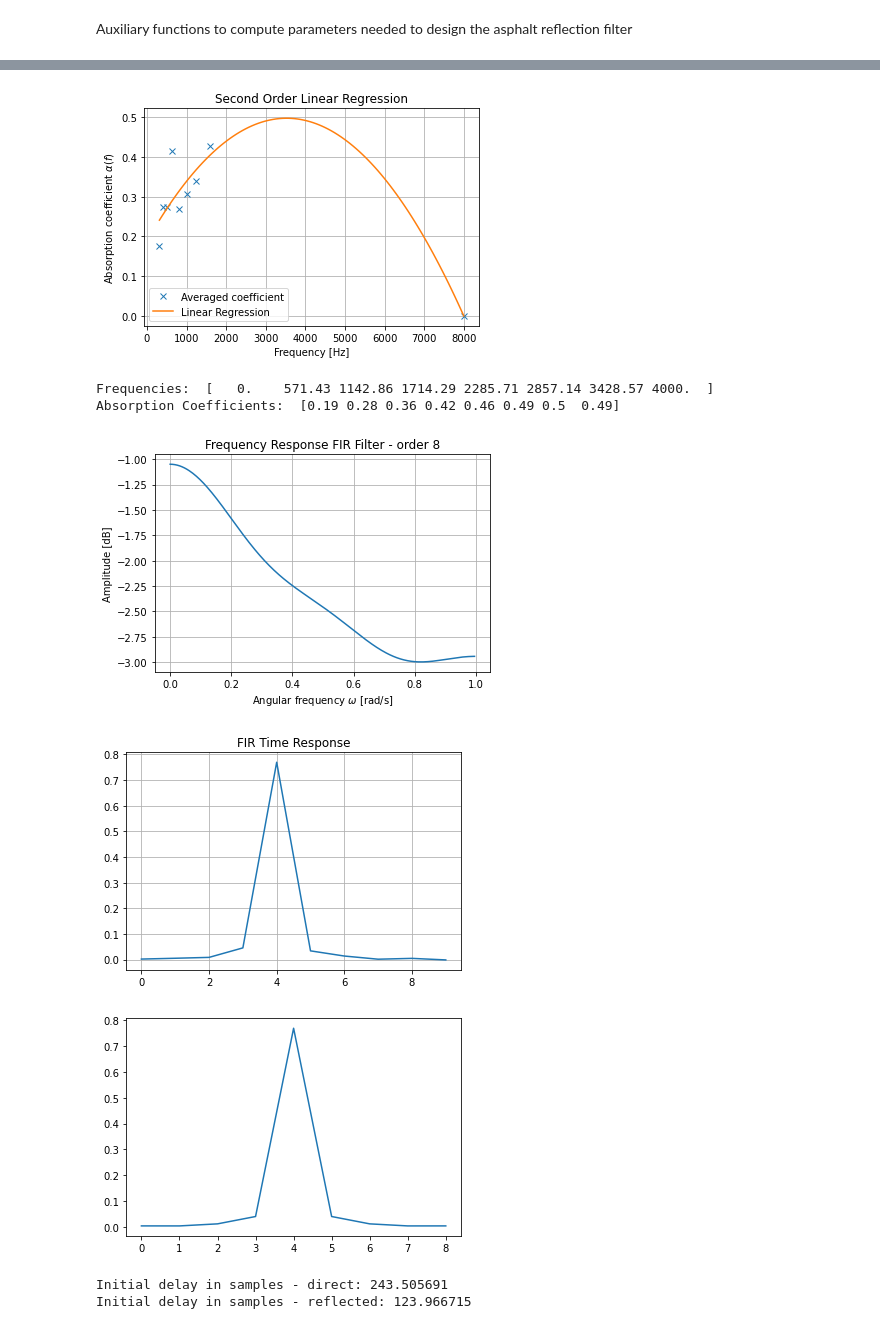
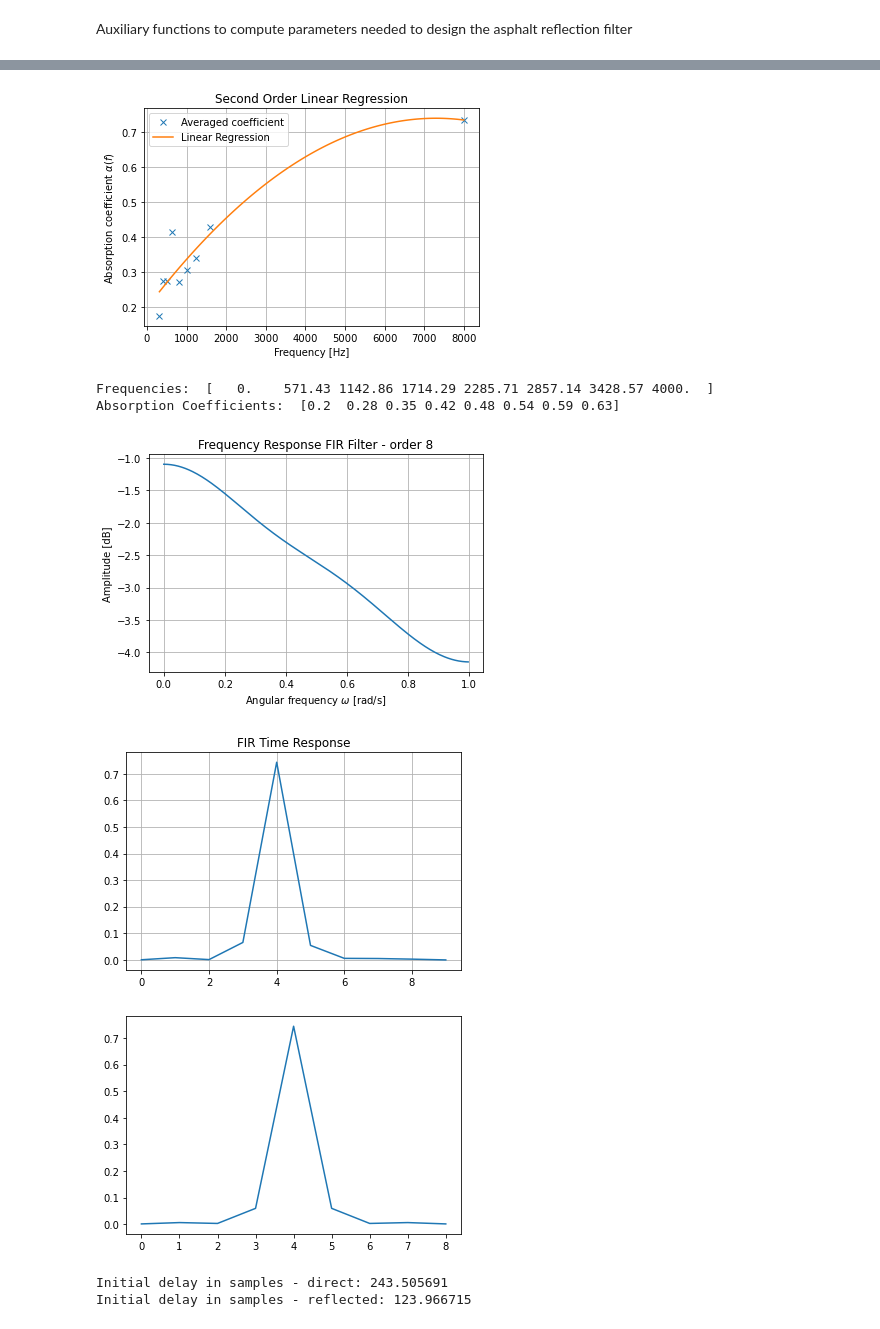
Before and after one commit to steDamiano/pyroadacoustics, a Jupyter notebook: double_delay_line.ipynb, the cells around one changed output, grey strips where cells are left out. Drawn from its saved outputs; the diff is of its cells as text; code cells hidden in the pictures.

```diff
--- a/double_delay_line.ipynb
+++ b/double_delay_line.ipynb
@@ -409,7 +412,7 @@ plt.ylabel(r'Absorption coefficient $\alpha(f)$')
 plt.grid()
 plt.show()
 
-asphalts2 = np.c_[asphalts2, np.zeros(np.shape(asphalts2)[0])]
+asphalts2 = np.c_[asphalts2, 0.3 * np.ones(np.shape(asphalts2)[0])]
 f = np.append(f, 8000)
 
 # Compute average coefficients
@@ -465,38 +468,38 @@ plt.show()
 plt.figure()
 plt.plot(b_fir)
 
 
 theta_vector = np.arange(-89,89,1)
 Z0 = compute_air_impedance(20 + 273.15)
 c = compute_speed_sound(20 + 273.15)
 Z = - Z0 * (refl + 1) / (refl-1)
 filter_len = 20
 filters = np.zeros((len(theta_vector),filter_len, 1))
 b_fir = np.zeros((len(theta_vector), numtaps_asphalt))
 H_fir = np.zeros((len(theta_vector), numtaps_asphalt), dtype = np.complex_)
 
 # Compute filters coefficients for all thetas
 for idx, theta in enumerate(theta_vector):
     # Absolute value is taken to prevent R from going below zero. In Kuttruff, "Acoustics - an Introduction" the modulus of R is used
     # to compute reflections, and with our procedure we are not computing the imaginary part (see Nijl et al. Absorbing surfaces... 2006),
     # so it is coherent.
     R = np.abs((Z * np.cos(math.radians(theta)) - Z0) / (Z * np.cos(math.radians(theta)) + Z0))
     # b_fir = scipy.signal.firls(numtaps, f_sel / 4000, R)      # Exception 'Desired must be positive'
     b_fir[idx] = scipy.signal.firwin2(numtaps_asphalt, f_sel / 4000, R)
     w, H_fir[idx] = scipy.signal.freqz(b_fir[idx], a=1, worN = numtaps_asphalt)
 
 def compute_asphalt_reflection_filter(theta, b_fir, theta_vector):
     idx = np.where(theta_vector == np.round(theta))
     idx = idx[0][0]
     return b_fir[idx]
 # %% [output]
 [figure]
-[figure, old version]
+[figure, new version]
 Frequencies:  [   0.    571.43 1142.86 1714.29 2285.71 2857.14 3428.57 4000.  ]
-Absorption Coefficients:  [0.19 0.28 0.36 0.42 0.46 0.49 0.5  0.49]
+Absorption Coefficients:  [0.2  0.28 0.35 0.42 0.48 0.54 0.59 0.63]
-[figure, old version]
+[figure, new version]
-[figure, old version]
+[figure, new version]
-[figure, old version]
+[figure, new version]
 # %%
 def frac_delay_lagrange(N, delay):
     n = np.arange(0,N+1)
```
Also changed, not shown: parts of 5 cells of this notebook, 5 other files.
